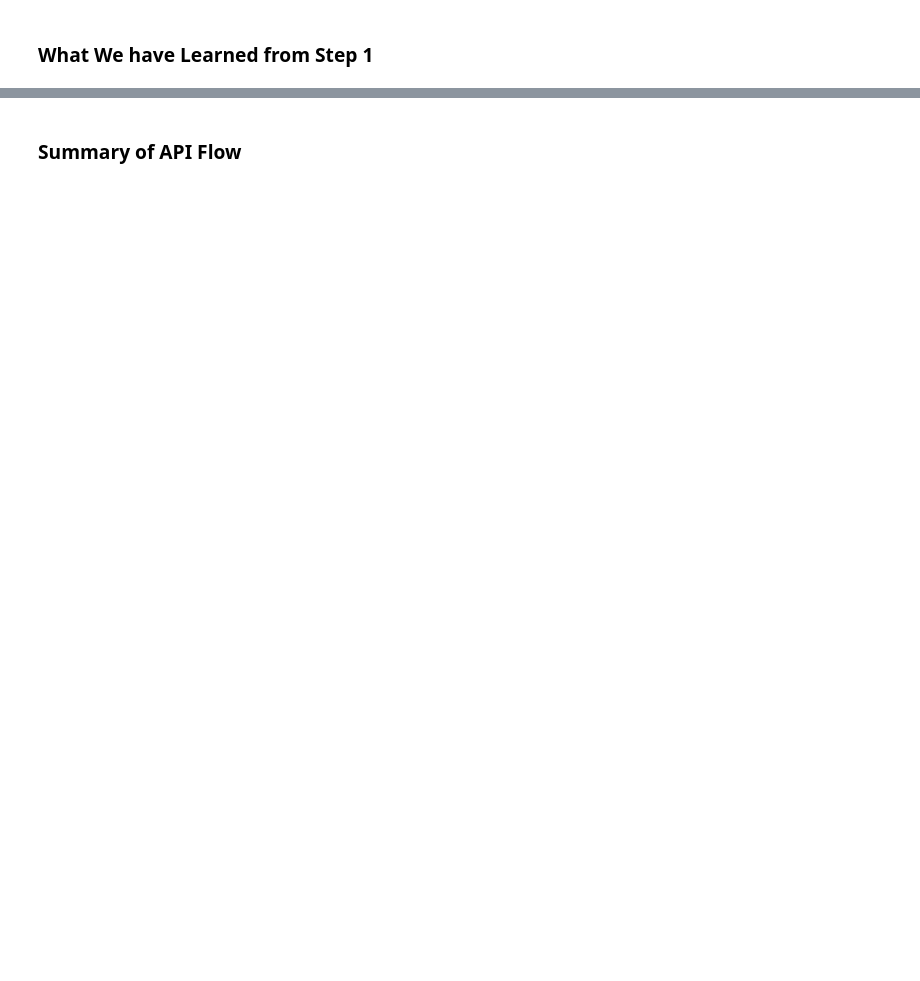
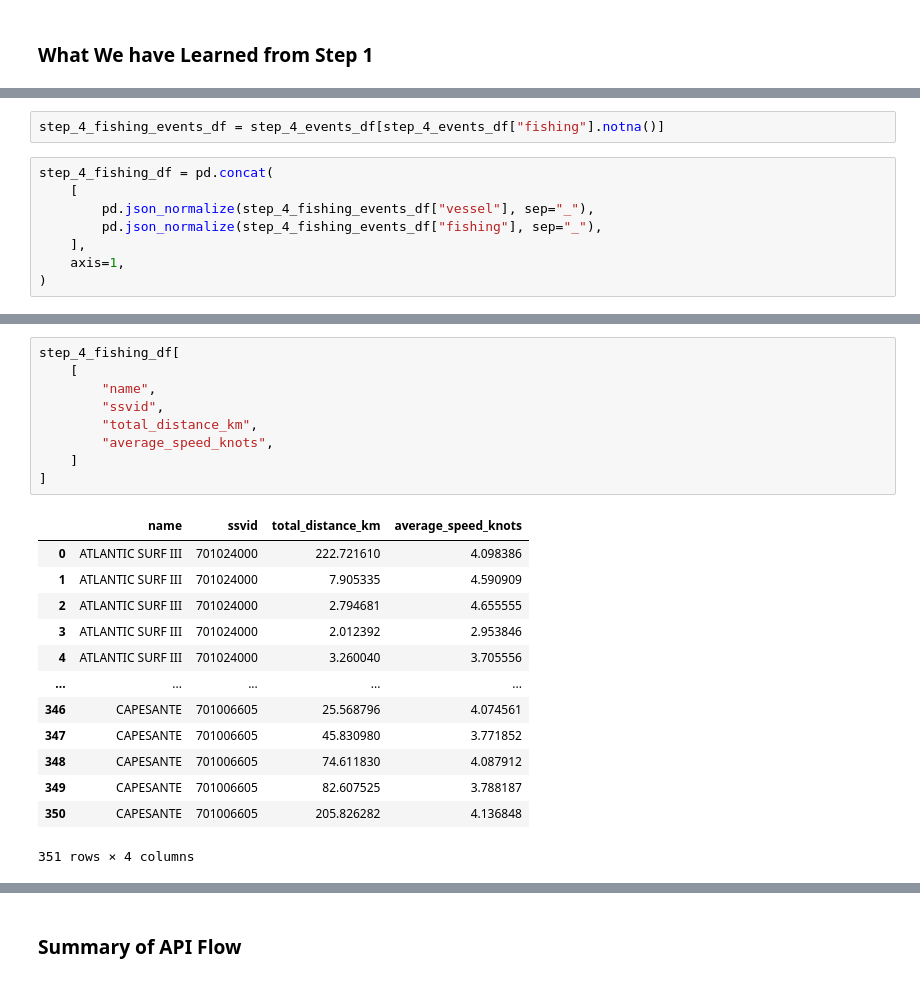
Before and after one commit to GlobalFishingWatch/gfw-api-python-client, a Jupyter notebook: docs/source/workflow-guides/workflow-02-analyze-apparent-fishing-effort-argentinian-eez.ipynb, the cells around one changed output, grey strips where cells are left out. Drawn from its saved outputs; the diff is of its cells as text; blank space fills up the shorter version.

```diff
--- a/docs/source/workflow-guides/workflow-02-analyze-apparent-fishing-effort-argentinian-eez.ipynb
+++ b/docs/source/workflow-guides/workflow-02-analyze-apparent-fishing-effort-argentinian-eez.ipynb
@@ -152,0 +427,10 @@ step_1_agg_report_df.head()
+# %%
+step_4_fishing_events_df = step_4_events_df[step_4_events_df["fishing"].notna()]
+# %%
+step_4_fishing_df = pd.concat(
+    [
+        pd.json_normalize(step_4_fishing_events_df["vessel"], sep="_"),
+        pd.json_normalize(step_4_fishing_events_df["fishing"], sep="_"),
+    ],
+    axis=1,
+)
@@ -152,0 +459,23 @@ step_1_agg_report_df.head()
+# %%
+step_4_fishing_df[
+    [
+        "name",
+        "ssvid",
+        "total_distance_km",
+        "average_speed_knots",
+    ]
+]
+# %% [output]
+|  | name | ssvid | total_distance_km | average_speed_knots |
+| 0 | ATLANTIC SURF III | 701024000 | 222.721610 | 4.098386 |
+| 1 | ATLANTIC SURF III | 701024000 | 7.905335 | 4.590909 |
+| 2 | ATLANTIC SURF III | 701024000 | 2.794681 | 4.655555 |
+| 3 | ATLANTIC SURF III | 701024000 | 2.012392 | 2.953846 |
+| 4 | ATLANTIC SURF III | 701024000 | 3.260040 | 3.705556 |
+| ... | ... | ... | ... | ... |
+| 346 | CAPESANTE | 701006605 | 25.568796 | 4.074561 |
+| 347 | CAPESANTE | 701006605 | 45.830980 | 3.771852 |
+| 348 | CAPESANTE | 701006605 | 74.611830 | 4.087912 |
+| 349 | CAPESANTE | 701006605 | 82.607525 | 3.788187 |
+| 350 | CAPESANTE | 701006605 | 205.826282 | 4.136848 |
+351 rows × 4 columns
```
Also changed, not shown: parts of 67 cells of this notebook, 2 other files.
